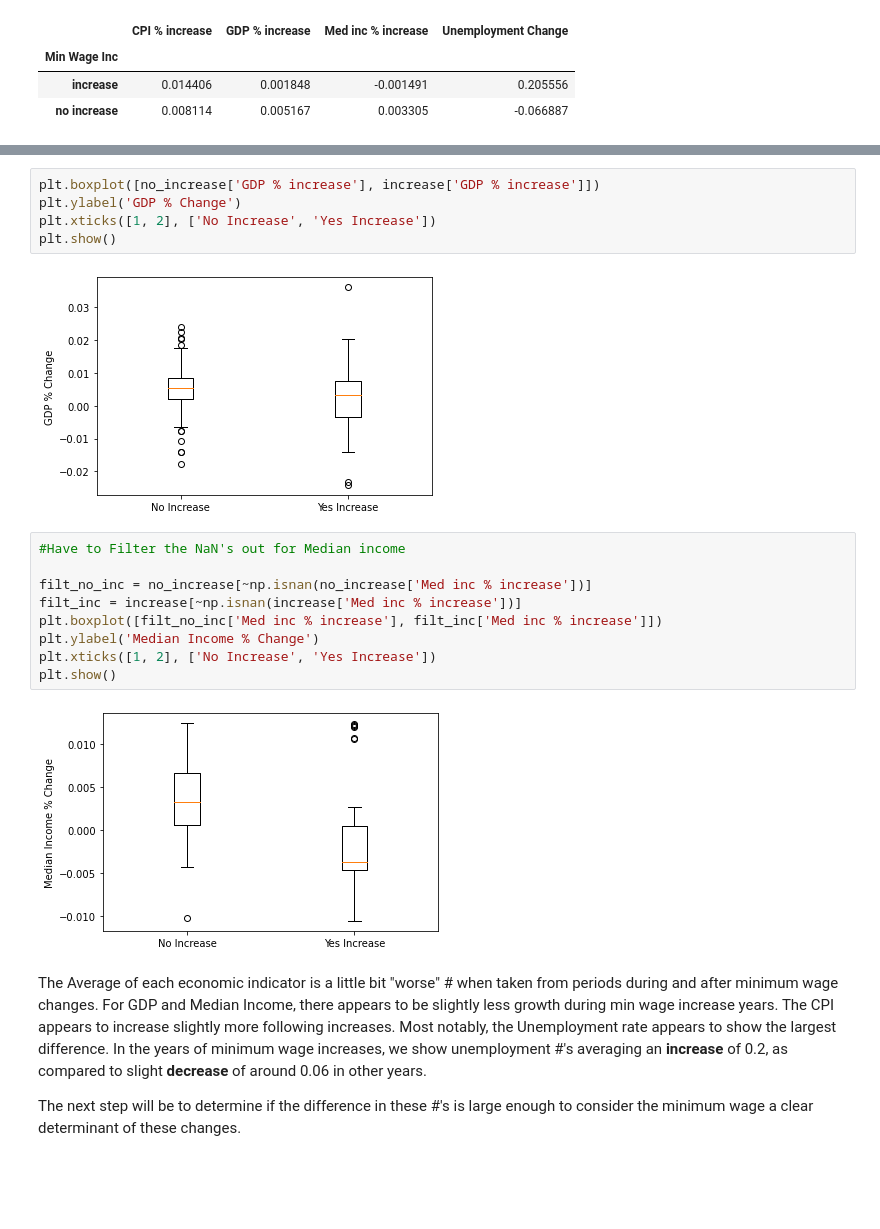
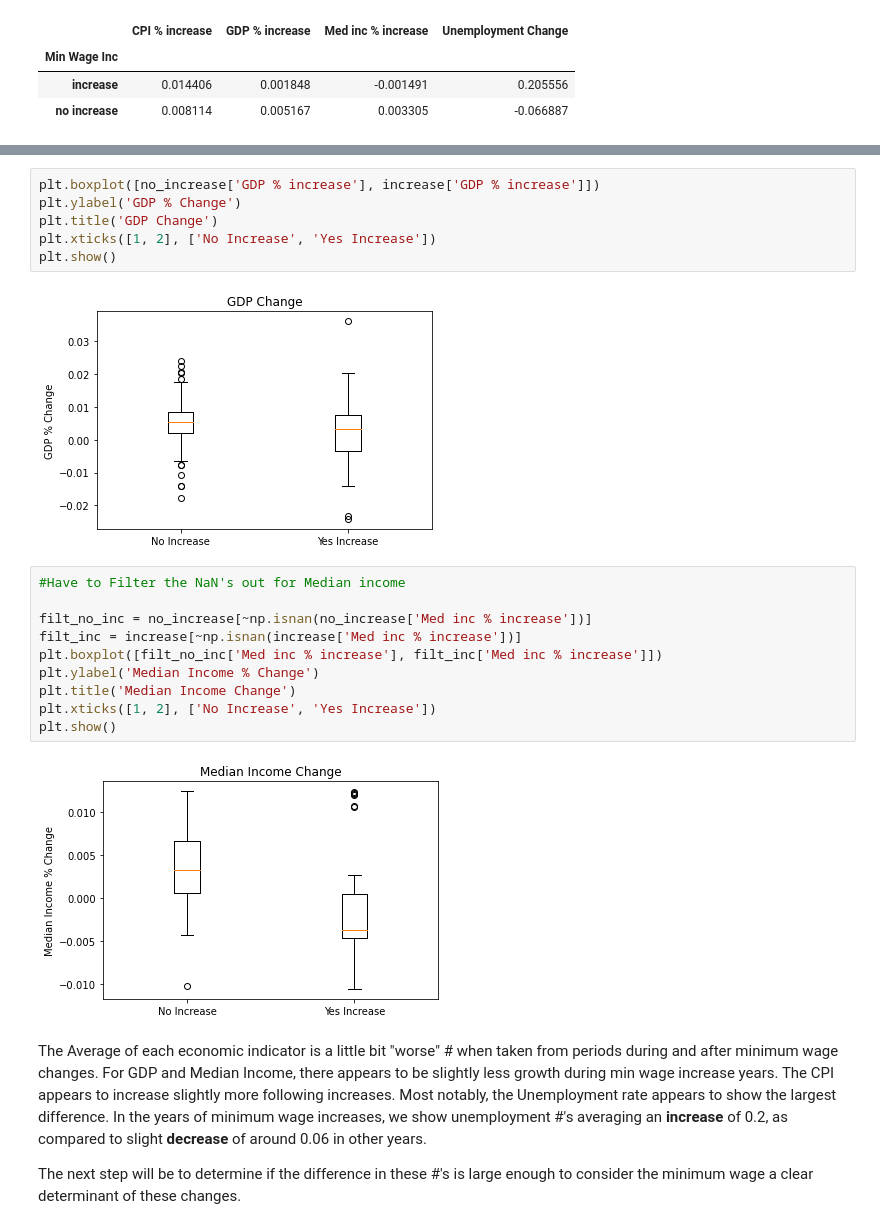
Before and after one commit to drewc77/Capstone-3, a Jupyter notebook: Capstone 3 Notebook.ipynb, the cells around one changed output, grey strips where cells are left out. Drawn from its saved outputs; the diff is of its cells as text; blank space fills up the shorter version.

```diff
--- a/Capstone 3 Notebook.ipynb
+++ b/Capstone 3 Notebook.ipynb
@@ -424,10 +462,11 @@ plt.show()
 # %%
 plt.boxplot([no_increase['GDP % increase'], increase['GDP % increase']])
 plt.ylabel('GDP % Change')
+plt.title('GDP Change')
 plt.xticks([1, 2], ['No Increase', 'Yes Increase'])
 plt.show()
 # %% [output]
-[figure, old version]
+[figure, new version]
 # %%
 #Have to Filter the NaN's out for Median income
 
@@ -435,10 +474,11 @@ filt_no_inc = no_increase[~np.isnan(no_increase['Med inc % increase'])]
 filt_inc = increase[~np.isnan(increase['Med inc % increase'])]
 plt.boxplot([filt_no_inc['Med inc % increase'], filt_inc['Med inc % increase']])
 plt.ylabel('Median Income % Change')
+plt.title('Median Income Change')
 plt.xticks([1, 2], ['No Increase', 'Yes Increase'])
 plt.show()
 # %% [output]
-[figure, old version]
+[figure, new version]
 # %% [markdown]
 The Average of each economic indicator is a little bit "worse" # when taken from periods during and after minimum wage changes. For GDP and Median Income, there appears to be slightly less growth during min wage increase years.  The CPI appears to increase slightly more following increases.  Most notably, the Unemployment rate appears to show the largest difference.  In the years of minimum wage increases, we show unemployment #'s averaging an **increase** of 0.2, as compared to slight **decrease** of around 0.06 in other years.
 
```
Also changed, not shown: parts of 9 cells of this notebook, 1 other file.
